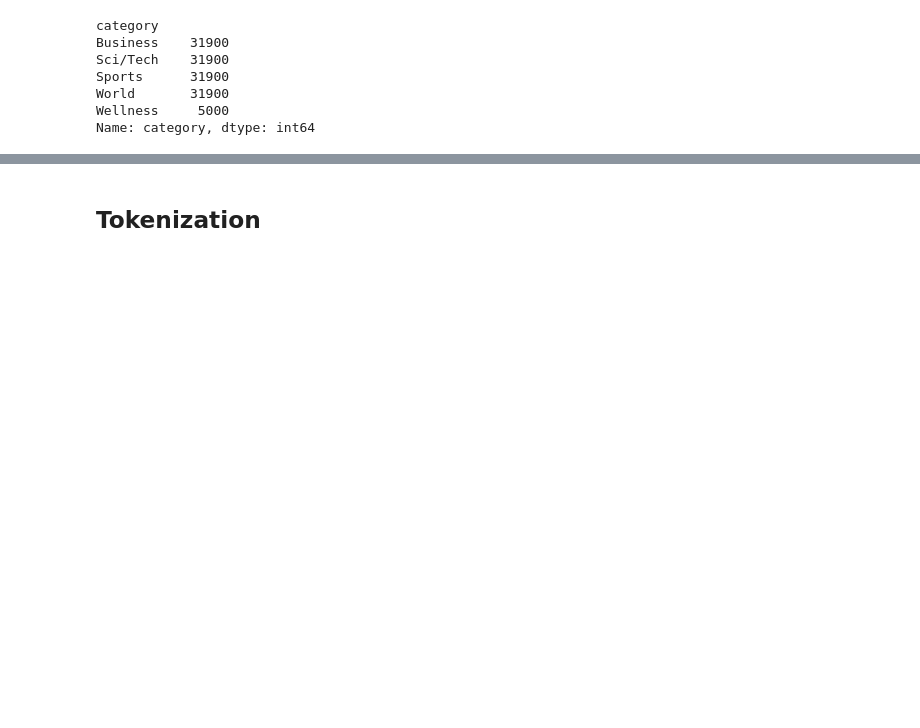
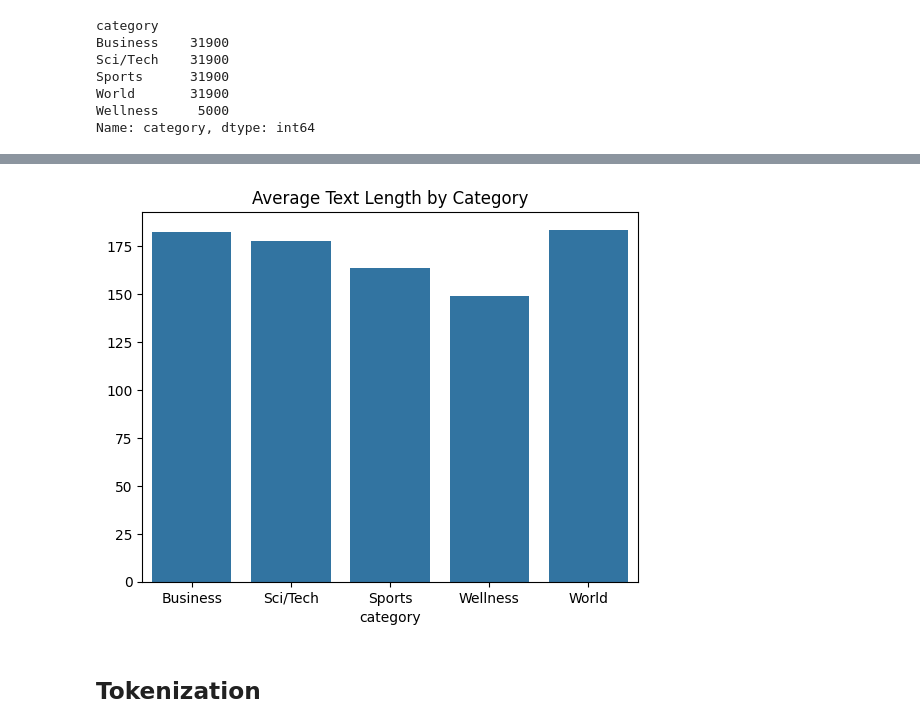
Before and after one commit to vsoos/CloudComputing, a Jupyter notebook: ex2/2_notebook2_GPU/ex2_2_gpu.ipynb, the cells around one changed output, grey strips where cells are left out. Cells and saved outputs as stored; diff of their text form; code cells hidden in the pictures; blank space fills up the shorter version.

```diff
--- a/ex2/2_notebook2_GPU/ex2_2_gpu.ipynb
+++ b/ex2/2_notebook2_GPU/ex2_2_gpu.ipynb
@@ -284,3 +269,14 @@ df['text'] = df['text'].apply(remove_stopwords_and_punctuations)
+# %%
+df["text_length"] = df["text"].str.len()
+df.groupby("category")["text_length"].mean()
+sns.barplot(
+    x=df.groupby("category")["text_length"].mean().index,
+    y=df.groupby("category")["text_length"].mean().values
+)
+plt.title("Average Text Length by Category")
+plt.show()
+# %% [output]
+[figure, added]
 # %% [markdown]
 ## Tokenization
 # %%
```
Also changed, not shown: parts of 38 cells of this notebook.
